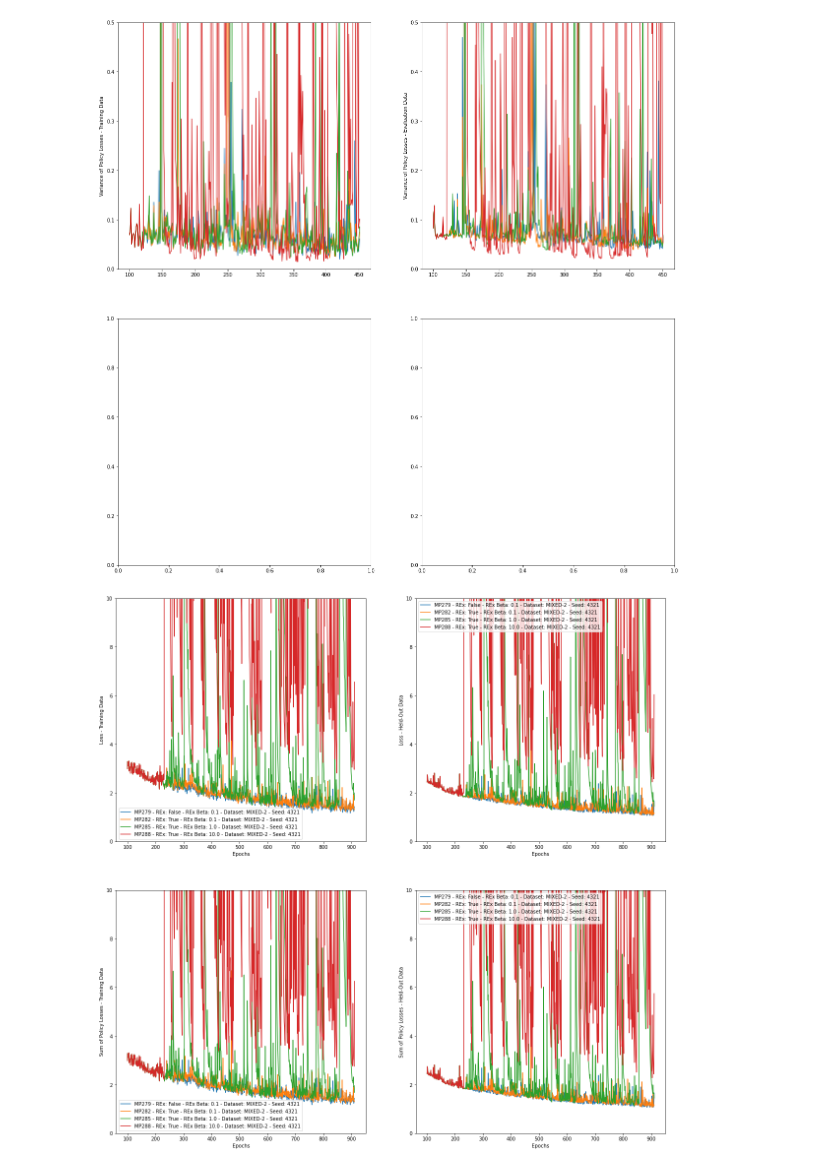
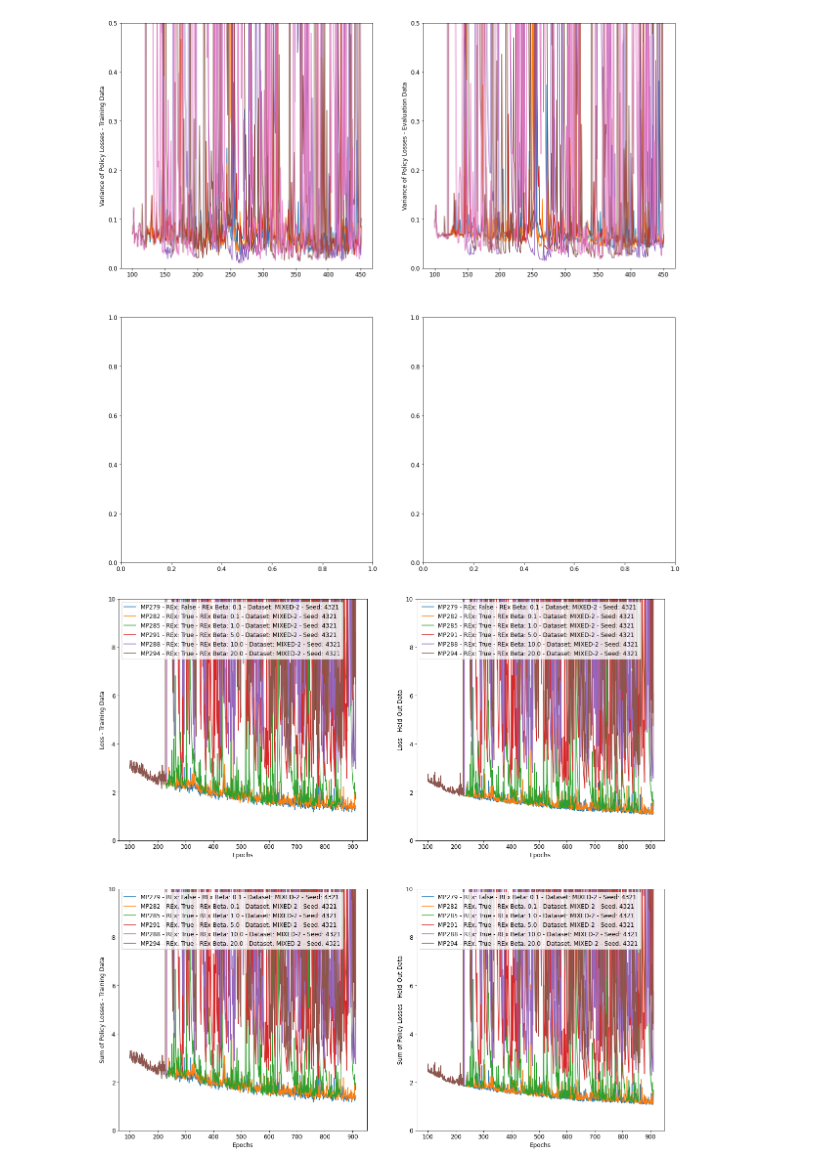
Before and after one commit to thatscotdatasci/mopo, a Jupyter notebook: Analysis_MP277-MP294.ipynb, the cells around one changed output. Drawn from its saved outputs; the diff is of its cells as text; code cells hidden in the pictures.

```diff
--- a/Analysis_MP277-MP294.ipynb
+++ b/Analysis_MP277-MP294.ipynb
@@ -50,7 +53,9 @@ for exp in [
     MP277,
     MP280,
     MP283,
+    MP289,
     MP286,
+    MP292,
 ]:
     ax[0,0].plot(exp.dynamics.model_loss_history.mean(axis=1)[100:], label=f'{exp.name} - REx: {exp.rex} - REx Beta: {exp.rex_beta} - Dataset: {exp.dataset} - Seed: {exp.seed}')
     ax[0,0].set_xlabel('Epochs')
@@ -84,7 +89,9 @@ for exp, exp_details in [
     (MP277, None), # MP277_details),
     (MP280, None), # MP280_details),
     (MP283, None), # MP283_details),
+    (MP289, None), # MP289_details),
     (MP286, None), # MP286_details),
+    (MP292, None), # MP292_details),
 ]:
     ax[0,0].plot(exp.dynamics.model_pol_var_loss_history.mean(axis=1)[100:], label=f'{exp.name} - REx: {exp.rex} - REx Beta: {exp.rex_beta} - Dataset: {exp.dataset} - Seed: {exp.seed}')
     ax[0,0].set_ylabel('Variance of Policy Losses - Training Data')
@@ -117,7 +124,9 @@ for exp in [
     MP278,
     MP281,
     MP284,
+    MP290,
     MP287,
+    MP293,
 ]:
     ax[0,0].plot(exp.dynamics.model_loss_history.mean(axis=1)[100:], label=f'{exp.name} - REx: {exp.rex} - REx Beta: {exp.rex_beta} - Dataset: {exp.dataset} - Seed: {exp.seed}')
     ax[0,0].set_xlabel('Epochs')
@@ -151,7 +160,10 @@ for exp, exp_details in [
     (MP278, None), # MP278_details),
     (MP281, None), # MP281_details),
     (MP284, None), # MP284_details),
+    (MP284, None), # MP284_details),
+    (MP290, None), # MP290_details),
     (MP287, None), # MP287_details),
+    (MP293, None), # MP293_details),
 ]:
     ax[0,0].plot(exp.dynamics.model_pol_var_loss_history.mean(axis=1)[100:], label=f'{exp.name} - REx: {exp.rex} - REx Beta: {exp.rex_beta} - Dataset: {exp.dataset} - Seed: {exp.seed}')
     ax[0,0].set_ylabel('Variance of Policy Losses - Training Data')
@@ -177,41 +189,43 @@ for exp, exp_details in [
     #         ax[i,j].legend()
 pass
 # %% [output]
-[figure, old version]
+[figure, new version]
 # %%
 fig, ax = plt.subplots(2, 2, figsize=(20,20))
 for exp in [
     MP279,
     MP282,
     MP285,
+    MP291,
     MP288,
+    MP294,
 ]:
     ax[0,0].plot(exp.dynamics.model_loss_history.mean(axis=1)[100:], label=f'{exp.name} - REx: {exp.rex} - REx Beta: {exp.rex_beta} - Dataset: {exp.dataset} - Seed: {exp.seed}')
     ax[0,0].set_xlabel('Epochs')
     ax[0,0].set_ylabel('Loss - Training Data')
     ax[0,0].set_ylim(0,10.0)
     ax[0,0].legend()
 
     ax[0,1].plot(exp.dynamics.model_holdout_loss_history.mean(axis=1)[100:], label=f'{exp.name} - REx: {exp.rex} - REx Beta: {exp.rex_beta} - Dataset: {exp.dataset} - Seed: {exp.seed}')
     ax[0,1].set_xlabel('Epochs')
     ax[0,1].set_ylabel('Loss - Held-Out Data')
     ax[0,1].set_ylim(0,10.0)
     ax[0,1].legend()
 
     ax[1,0].plot(exp.dynamics.model_pol_total_loss_history.mean(axis=1)[100:], label=f'{exp.name} - REx: {exp.rex} - REx Beta: {exp.rex_beta} - Dataset: {exp.dataset} - Seed: {exp.seed}')
     ax[1,0].set_xlabel('Epochs')
     ax[1,0].set_ylabel('Sum of Policy Losses - Training Data')
     ax[1,0].set_ylim(0,10.0)
     ax[1,0].legend()
 
     ax[1,1].plot(exp.dynamics.model_holdout_pol_total_loss_history.mean(axis=1)[100:], label=f'{exp.name} - REx: {exp.rex} - REx Beta: {exp.rex_beta} - Dataset: {exp.dataset} - Seed: {exp.seed}')
     ax[1,1].set_xlabel('Epochs')
     ax[1,1].set_ylabel('Sum of Policy Losses - Held-Out Data')
     ax[1,1].set_ylim(0,10.0)
     ax[1,1].legend()
 pass
 # %% [output]
-[figure, old version]
+[figure, new version]
 # %%
 fig, ax = plt.subplots(2, 2, figsize=(20,20))
 for exp, exp_details in [
```
Also changed, not shown: parts of 7 cells of this notebook, 3 other files.
